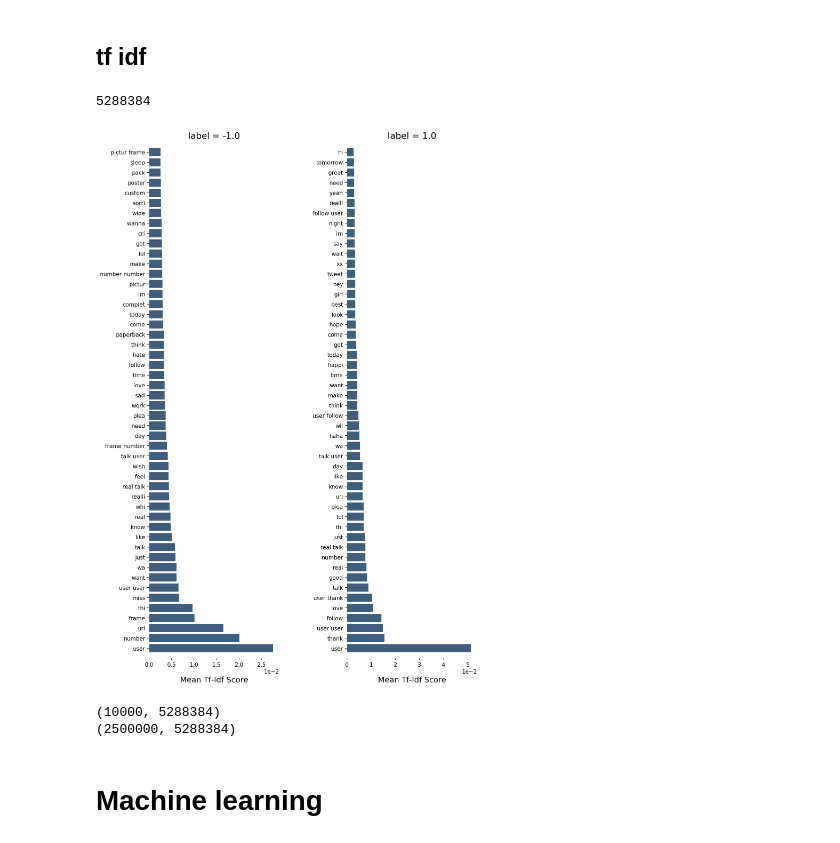
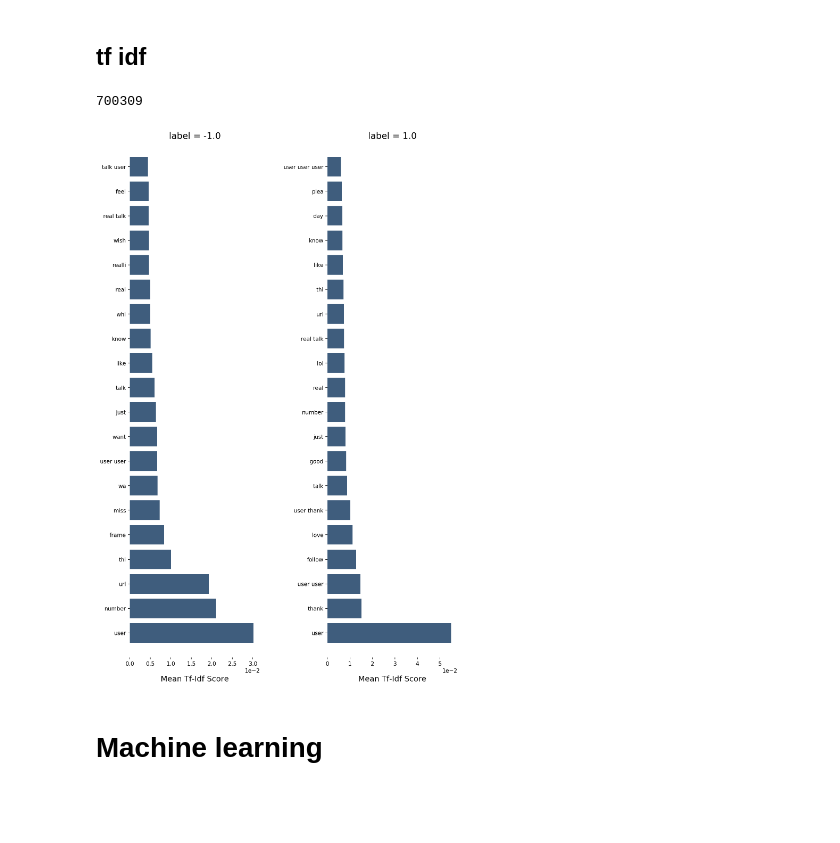
Before and after one commit to LeoWirz/MLproject2, a Jupyter notebook: code/Twitter_LW.ipynb, the cells around one changed output. Drawn from its saved outputs; the diff is of its cells as text; code cells hidden in the pictures; blank space fills up the shorter version.

Commit message:
futher text cleaning

```diff
--- a/code/Twitter_LW.ipynb
+++ b/code/Twitter_LW.ipynb
@@ -43,7 +46,7 @@ from sklearn.model_selection import GridSearchCV
 # Data loading
 # %%
 DATASET_PATH = '../twitter-datasets/'
-SAMPLE = True
+SAMPLE = False
 # %%
 if SAMPLE:
     train_pos_data = utils.load_training_data(DATASET_PATH + "train_pos.txt")
@@ -91,0 +92,10 @@ test_data_cleaned = cleaner.apply_to_all(test_data)
+# %%
+# save the cleaned data, doesn't clean if file is present
+try:
+    train_data_cleaned = pickle.load( open( "train_data_cleaned.p", "rb" ) )
+    test_data_cleaned = pickle.load( open( "test_data_cleaned.p", "rb" ) )
+except:
+    train_data_cleaned = cleaner.apply_to_all(train_data)
+    test_data_cleaned = cleaner.apply_to_all(test_data)
+    pickle.dump( train_data_cleaned, open( "train_data_cleaned.p", "wb" ) )
+    pickle.dump( test_data_cleaned, open( "test_data_cleaned.p", "wb" ) )
@@ -201,7 +240,10 @@ ax.set_yticks(())
 # %% [markdown]
 ## tf idf
 # %%
-tfidf_vect = TfidfVectorizer(ngram_range=(1, 2), stop_words='english', max_df=0.8)
+max_occ_per = 0.75
+min_occ_per = 5
+
+tfidf_vect = TfidfVectorizer(ngram_range=(1, 3), stop_words='english', min_df=min_occ_per , max_df=max_occ_per)
 # %%
 train_data_tdidf = tfidf_vect.fit_transform(train_data_cleaned)
 test_data_tdidf = tfidf_vect.transform(test_data_cleaned)
@@ -209,18 +251,12 @@ feat_names = tfidf_vect.get_feature_names()
 # %%
 len(feat_names)
 # %% [output]
-5288384
+700309
 # %%
-dfs = features_analysis.top_feats_by_class(train_data_tdidf, train_target, feat_names, top_n=50)
+dfs = features_analysis.top_feats_by_class(train_data_tdidf, train_target, feat_names, top_n=20)
 features_analysis.plot_tfidf_classfeats_h(dfs)
 # %% [output]
-[figure, old version]
+[figure, new version]
-# %%
-print(test_data_tdidf.shape)
-print(train_data_tdidf.shape)
-# %% [output]
-(10000, 5288384)
-(2500000, 5288384)
 # %% [markdown]
 # Machine learning
 # %% [markdown]
```
Also changed, not shown: parts of 64 cells of this notebook, 1 other file.
